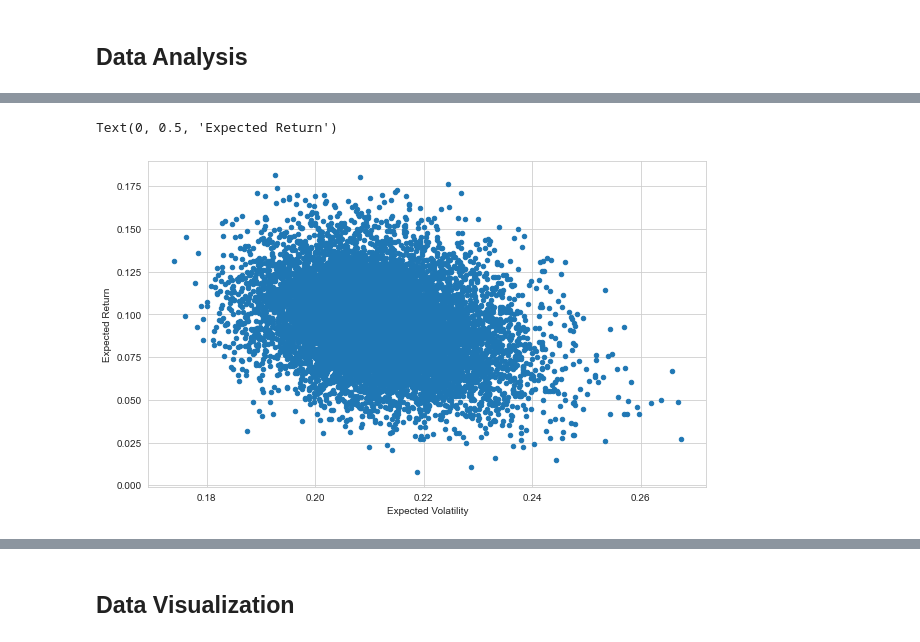
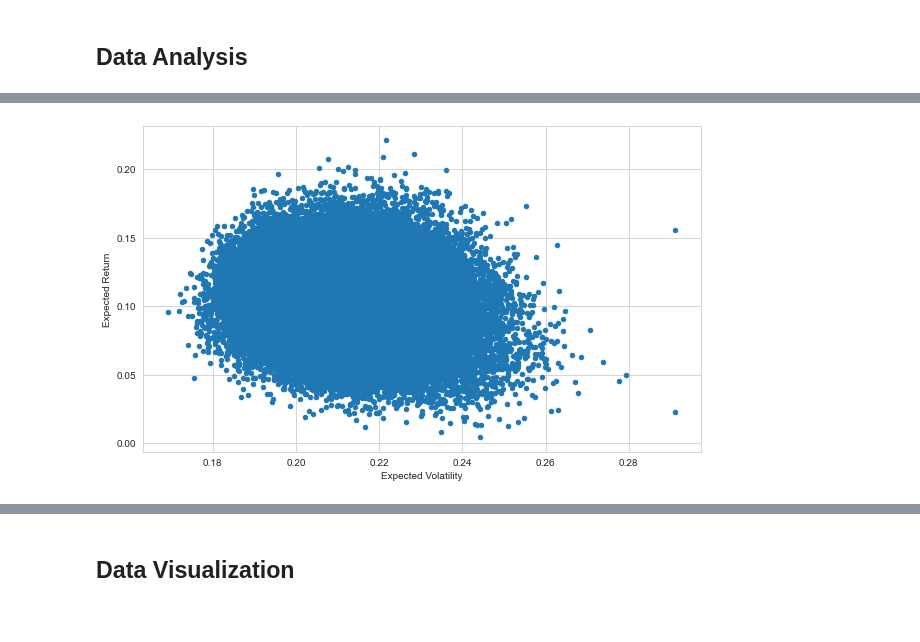
Before and after one commit to jpaguirre15/robinhood-portfolio-analysis, a Jupyter notebook: stonks.ipynb, the cells around one changed output, grey strips where cells are left out. Cells and saved outputs as stored; diff of their text form; code cells hidden in the pictures.

```diff
--- a/stonks.ipynb
+++ b/stonks.ipynb
@@ -262,0 +242,3 @@ my_portfolio['Weight'].sum()
+# %%
+my_portfolio = pd.read_csv('hypothetical_portfolio.csv')
+my_portfolio
@@ -263,9 +250,19 @@ my_portfolio['Weight'].sum()
+# %%
+# Only run to download weights
+total_sum = (my_portfolio['Average Cost']*my_portfolio['Shares']).sum()
+weights = []
+for i in range(len(my_portfolio)):
+    weights.append(round((my_portfolio['Average Cost'][i]*my_portfolio['Shares'][i])/total_sum, 2))
+
+#my_portfolio = pd.DataFrame({'Name':names_txt, 'Symbol':tick_new, 'Shares':shares_txt, 'Average Cost':avg_txt, 'Total Return':returns_txt, 'Equity':equity_txt, 'Weight':weights})
+weights = pd.DataFrame({'Weights': weights})
+weights.to_csv('weights.csv', index=False)
 # %% [markdown]
 ## 3.) Data Collection (Historical Prices)
 # %%
 # Collect historical prices
 tickers = my_portfolio['Symbol']
-start_date = '2015-01-01'
+start_date = '2000-01-01'
 my_data = pd.DataFrame()
 for t in tickers:
     my_data[t] = wb.DataReader(t, data_source='yahoo', start=start_date)['Adj Close']
@@ -541,7 +575,7 @@ pflio_ret = []
 pflio_vol = []
 pflio_wei = []
 
-for x in range(10000):
+for x in range(100000):
     weights = np.random.random(no_assets)
     weights /= np.sum(weights)
 
@@ -594,8 +622,8 @@ pflio_scenarios.tail(3500)
 # %%
 # Efficient Frontier
 pflio_scenarios.plot(x='Volatility', y='Return', kind='scatter', figsize=(10,6));
 plt.xlabel('Expected Volatility')
 plt.ylabel('Expected Return')
+eff_front = plt.savefig("efficient_frontier2.png")
 # %% [output]
-Text(0, 0.5, 'Expected Return')
-[figure, old version]
+[figure, new version]
```
Also changed, not shown: parts of 32 cells of this notebook, 4 other files.
